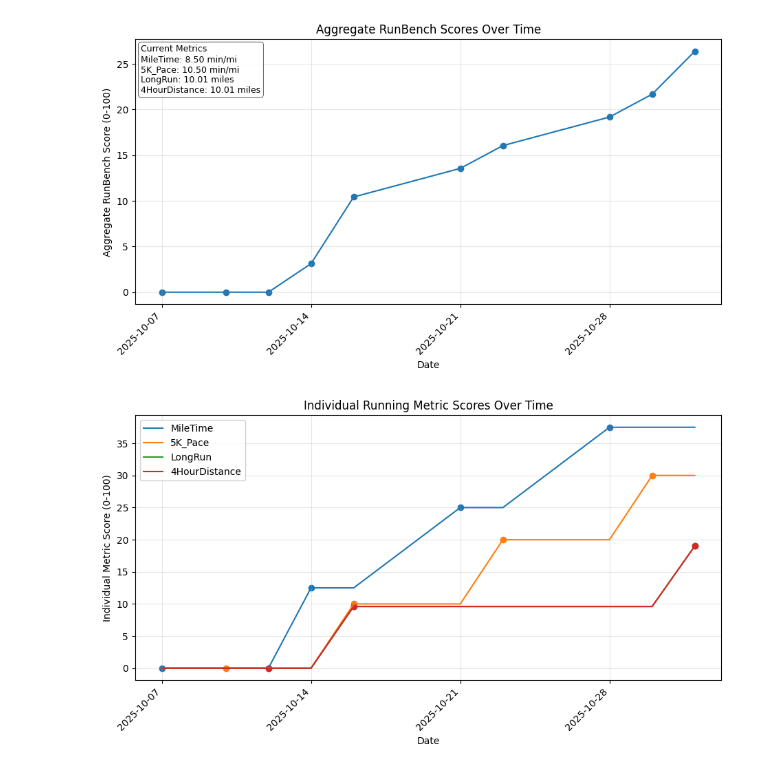
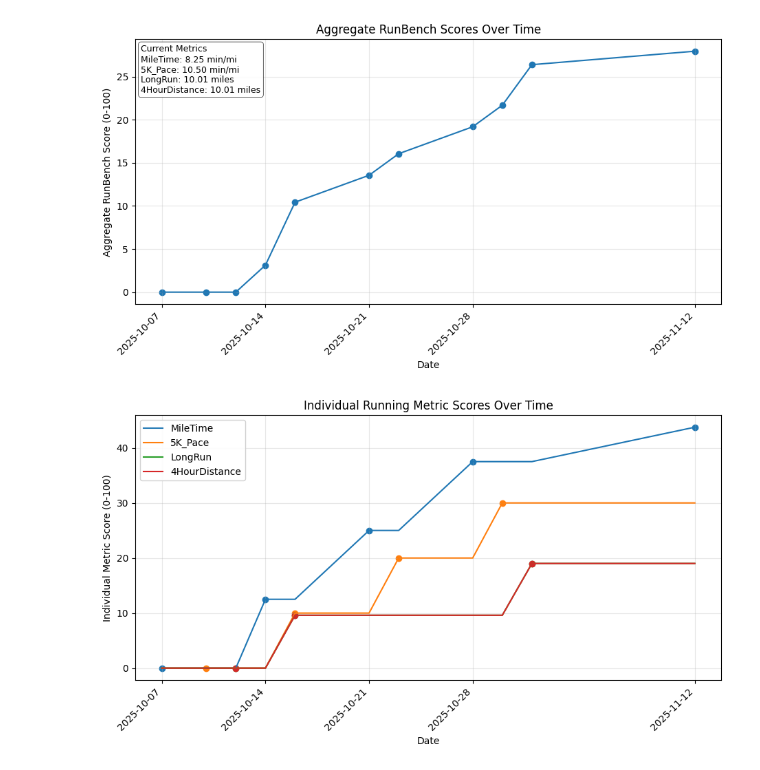
Before and after one commit to aidanvyas/human_evals, a Jupyter notebook: runbench.ipynb, the cells around one changed output. Cells and saved outputs as stored; diff of their text form; code cells hidden in the pictures.

Commit message:
Update liftbench and runbench with latest data and regenerate plots
🤖 Generated with Claude Code

Co-Authored-By: Claude <noreply@anthropic.com>

```diff
--- a/runbench.ipynb
+++ b/runbench.ipynb
@@ -73,6 +73,11 @@ data = [
     ("2025-11-01", {
         "LongRun": 10.01,          # 16.11 km
         "4HourDistance": 10.01,    # 16.11 km
+    }),
+
+    # Week 6
+    ("2025-11-12", {
+        "MileTime": 8.25,          # 8 min 15 sec, only did 75% of HIIT
     }),
 ]
 
@@ -174,32 +179,32 @@ for metric in metric_cols:
     )
     idx = df.index[performed[metric]]
     ax.scatter(
         idx,
         scores.loc[idx, metric],
     )
 
 # Add a title, labels, a grid, and a legend
 ax.set_title("Individual Running Metric Scores Over Time")
 ax.set_xlabel("Date")
 ax.set_ylabel("Individual Metric Score (0-100)")
 ax.grid(visible=True, alpha=0.3)
 ax.legend(loc="upper left", frameon=True, framealpha=0.9)
 
 # Group by weeks that START Monday (i.e., weeks END Sunday => "W-SUN")
 first_session_each_week = (
     scores.index.to_series()
     .groupby(scores.index.to_period("W-SUN"))
     .min()
     .sort_values()
 )
 
 # Use only those dates as x-ticks, rotate 45°
 ax.set_xticks(first_session_each_week.tolist())
 ax.xaxis.set_major_formatter(mdates.DateFormatter("%Y-%m-%d"))
 plt.setp(ax.get_xticklabels(), rotation=45, ha="right")
 
 # Save the figure
 plt.savefig("plots/individual_runbench.png", dpi=1000, bbox_inches="tight")
 # %% [output]
-[figure, old version]
+[figure, new version]
-[figure, old version]
+[figure, new version]
```
Also changed, not shown: 5 other files.
